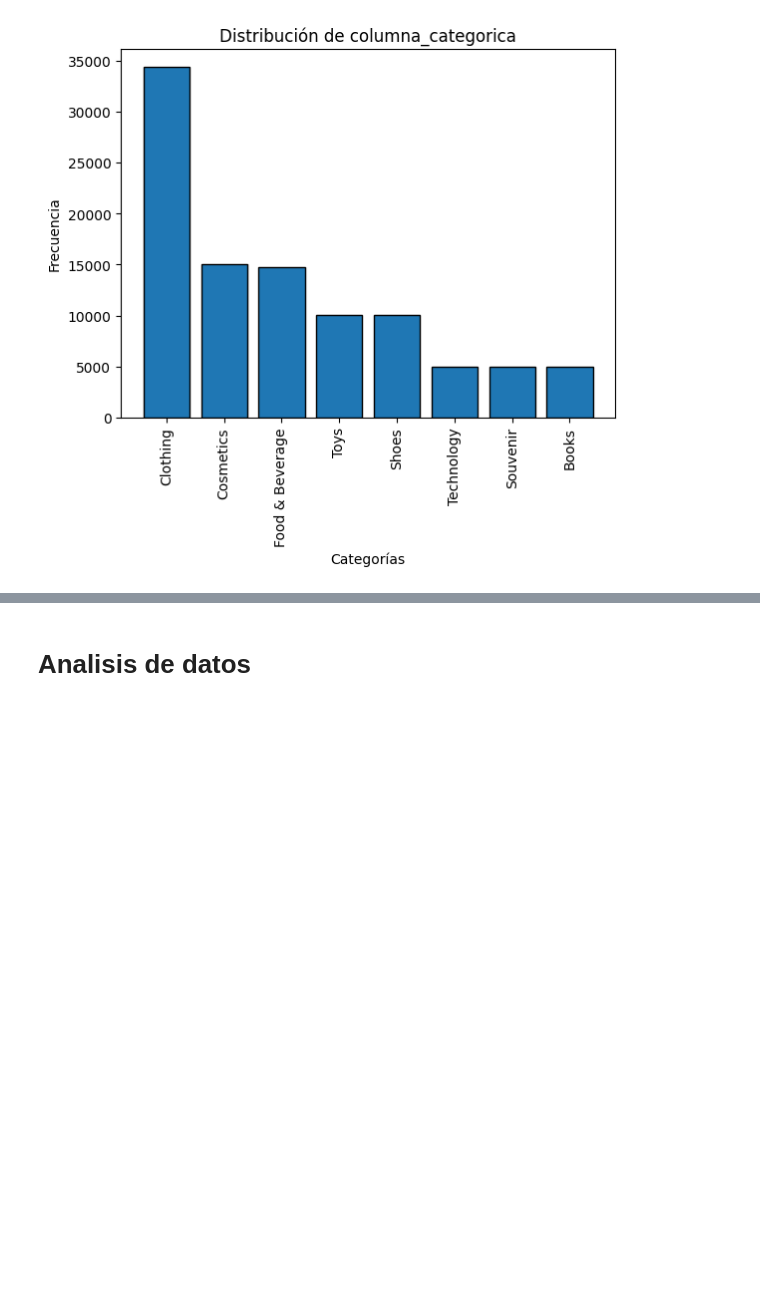
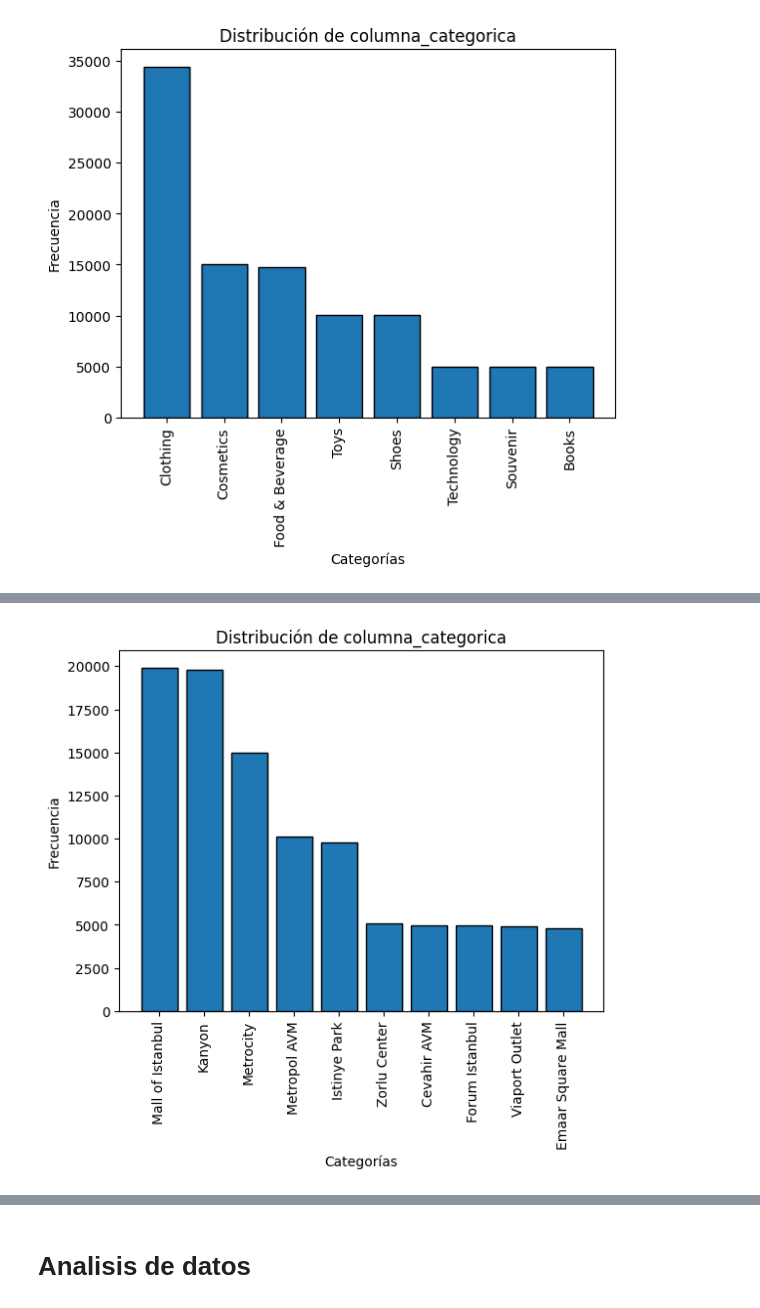
Before and after one commit to federico2018lc/InnovacionDatosProyectoFinal, a Jupyter notebook: analisis_datos_EDA.ipynb, the cells around one changed output, grey strips where cells are left out. Saved outputs shown, nothing was run; the diff lists cells and outputs as text; code cells hidden in the pictures; blank space fills up the shorter version.

```diff
--- a/analisis_datos_EDA.ipynb
+++ b/analisis_datos_EDA.ipynb
@@ -368,0 +385,14 @@ plt.show()
+# %%
+# Contar cuántas veces aparece cada categoría
+valores = df['shopping_mall'].value_counts()
+
+# Crear el gráfico de barras
+plt.bar(valores.index, valores.values, edgecolor='black')
+plt.title('Distribución de columna_categorica')
+plt.xlabel('Categorías')
+plt.xticks(rotation=90)  # gira etiquetas si son largas
+plt.ylabel('Frecuencia')
+
+plt.show()
+# %% [output]
+[figure, added]
```
Also changed, not shown: parts of 13 cells of this notebook.
